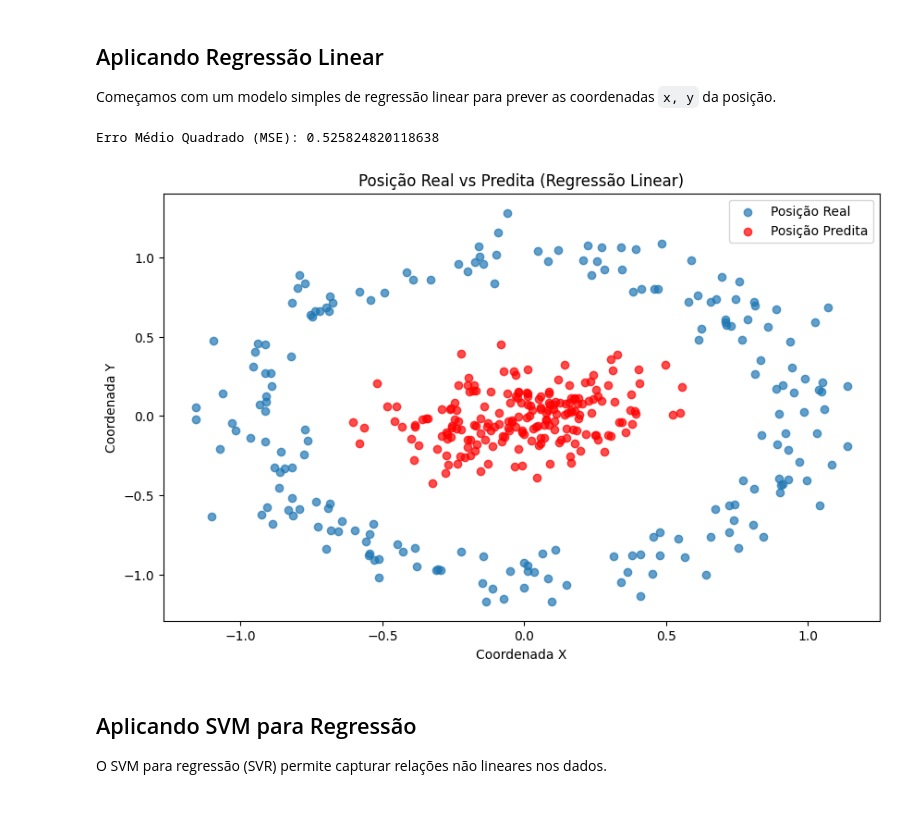
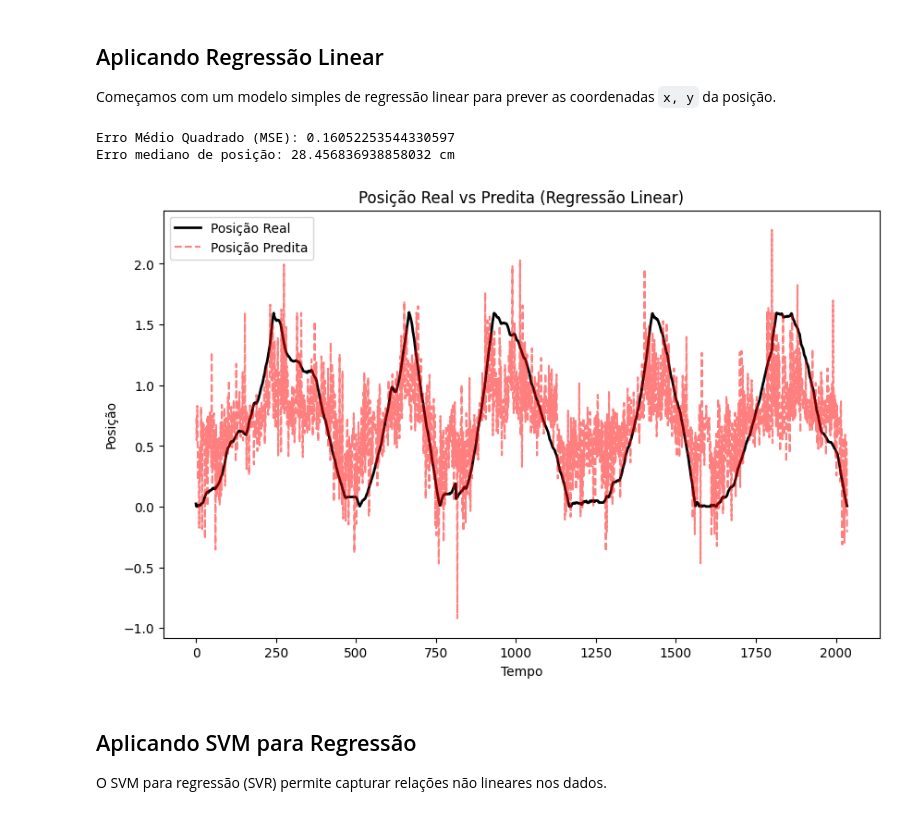
Before and after one commit to lucaase/brain-decoding, a Jupyter notebook: modified_course_notebook.ipynb, the cells around one changed output. Drawn from its saved outputs; the diff is of its cells as text; code cells hidden in the pictures.

```diff
--- a/modified_course_notebook.ipynb
+++ b/modified_course_notebook.ipynb
@@ -367,32 +427,31 @@ Começamos com um modelo simples de regressão linear para prever as coordenadas
 # %%
-from sklearn.linear_model import LinearRegression
-from sklearn.metrics import mean_squared_error
-
-# Modelo de regressão linear
+# Modelo de regressão linear para os dados de posição
 linear_model = LinearRegression()
-linear_model.fit(X_train, y_train)
+linear_model.fit(neural_train, label_train[:, 0])
 
 # Predição
-y_pred = linear_model.predict(X_test)
+y_pred = linear_model.predict(neural_test)
 
 # Avaliação
-mse = mean_squared_error(y_test, y_pred)
+mse = mean_squared_error(label_test[:, 0], y_pred)
 print(f"Erro Médio Quadrado (MSE): {mse}")
 
+# give me the median error in cm
+print(f"Erro mediano de posição: {np.median(np.abs(label_test[:, 0] - y_pred)) * 100} cm")
+
 # Visualizando a posição real vs predita
-import matplotlib.pyplot as plt
-
 plt.figure(figsize=(10, 6))
-plt.scatter(y_test[:, 0], y_test[:, 1], label="Posição Real", alpha=0.7)
-plt.scatter(y_pred[:, 0], y_pred[:, 1], label="Posição Predita", alpha=0.7, color="red")
-plt.xlabel("Coordenada X")
-plt.ylabel("Coordenada Y")
+plt.plot(label_test[:, 0], label='Posição Real', color='black', linewidth=2)
+plt.plot(y_pred, label='Posição Predita', color='red', linestyle='--', alpha=0.5)
+plt.xlabel("Tempo")
+plt.ylabel("Posição")
 plt.title("Posição Real vs Predita (Regressão Linear)")
 plt.legend()
 plt.show()
 # %% [output]
-Erro Médio Quadrado (MSE): 0.525824820118638
+Erro Médio Quadrado (MSE): 0.16052253544330597
+Erro mediano de posição: 28.456836938858032 cm
-[figure, old version]
+[figure, new version]
 # %% [markdown]
 ## Aplicando SVM para Regressão
 
```
Also changed, not shown: parts of 40 cells of this notebook.
